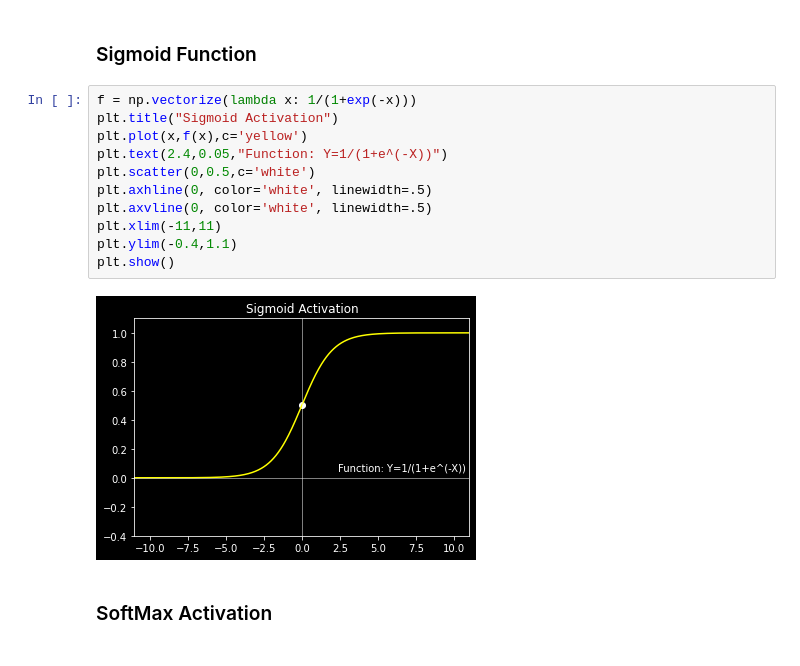
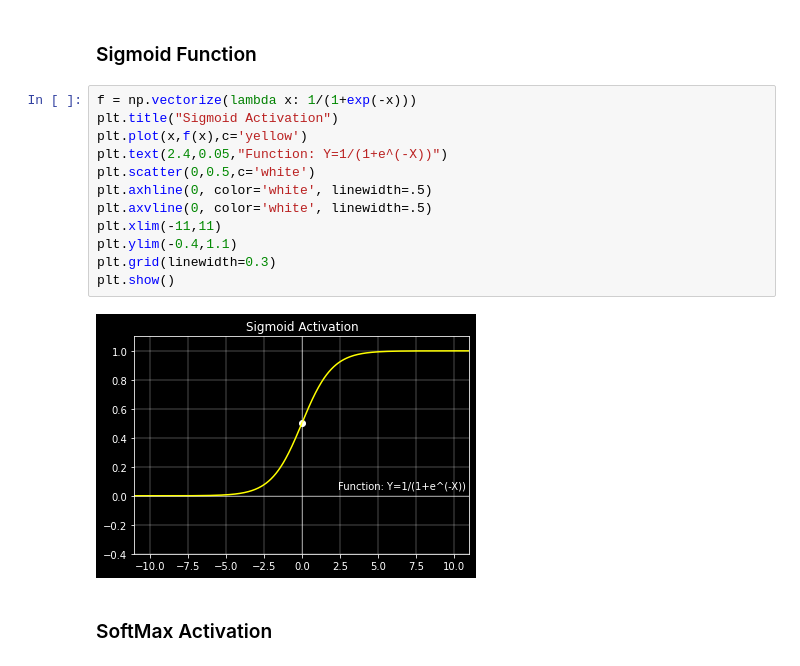
Before and after one commit to Diacod-I/ActivateFunk, a Jupyter notebook: Activate.ipynb, the cells around one changed output. Cells and saved outputs as stored; diff of their text form.

```diff
--- a/Activate.ipynb
+++ b/Activate.ipynb
@@ -51,16 +53,17 @@ plt.show()
 # %%
 f = np.vectorize(lambda x: 1/(1+exp(-x)))
 plt.title("Sigmoid Activation")
 plt.plot(x,f(x),c='yellow')
 plt.text(2.4,0.05,"Function: Y=1/(1+e^(-X))")
 plt.scatter(0,0.5,c='white')
 plt.axhline(0, color='white', linewidth=.5)
 plt.axvline(0, color='white', linewidth=.5)
 plt.xlim(-11,11)
 plt.ylim(-0.4,1.1)
+plt.grid(linewidth=0.3)
 plt.show()
 # %% [output]
-[figure, old version]
+[figure, new version]
 # %% [markdown]
 ### SoftMax Activation
 # %% [markdown]
```
Also changed, not shown: parts of 13 cells of this notebook.
